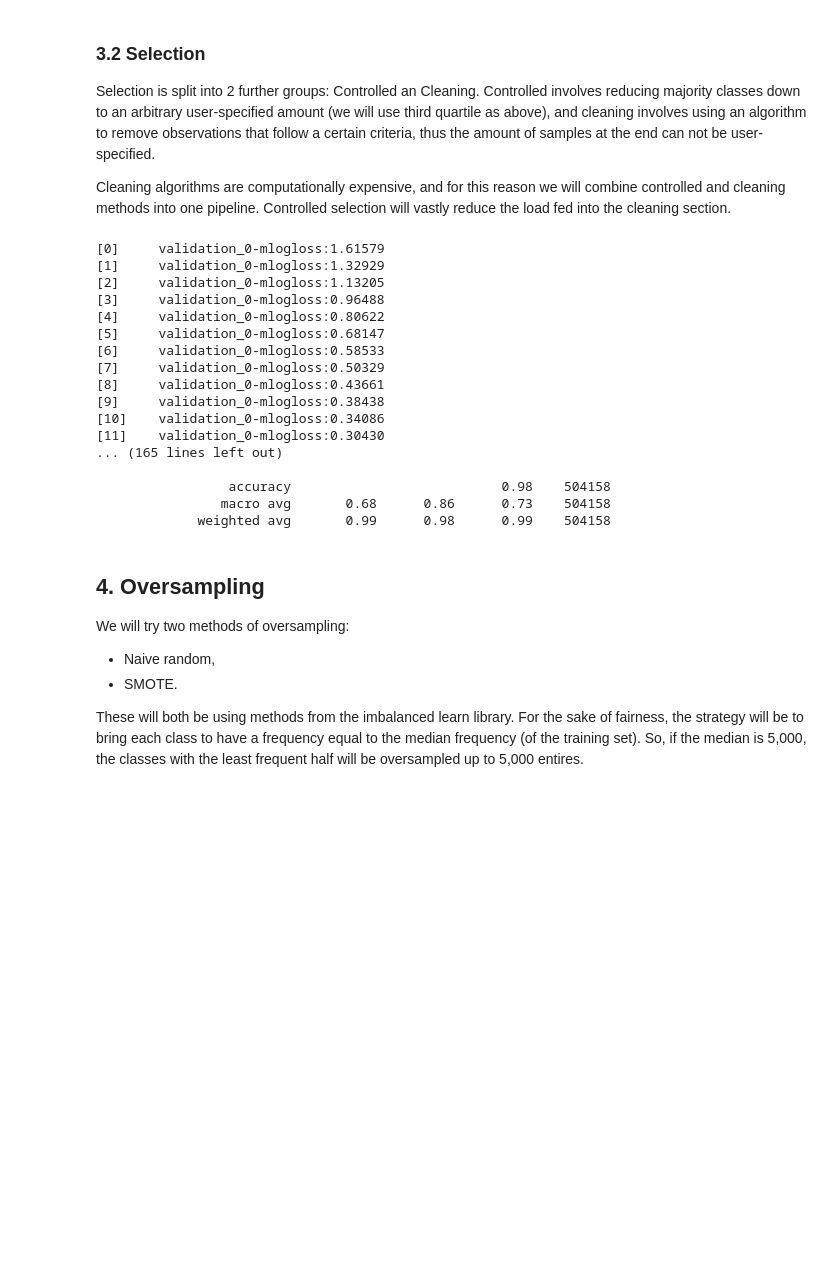
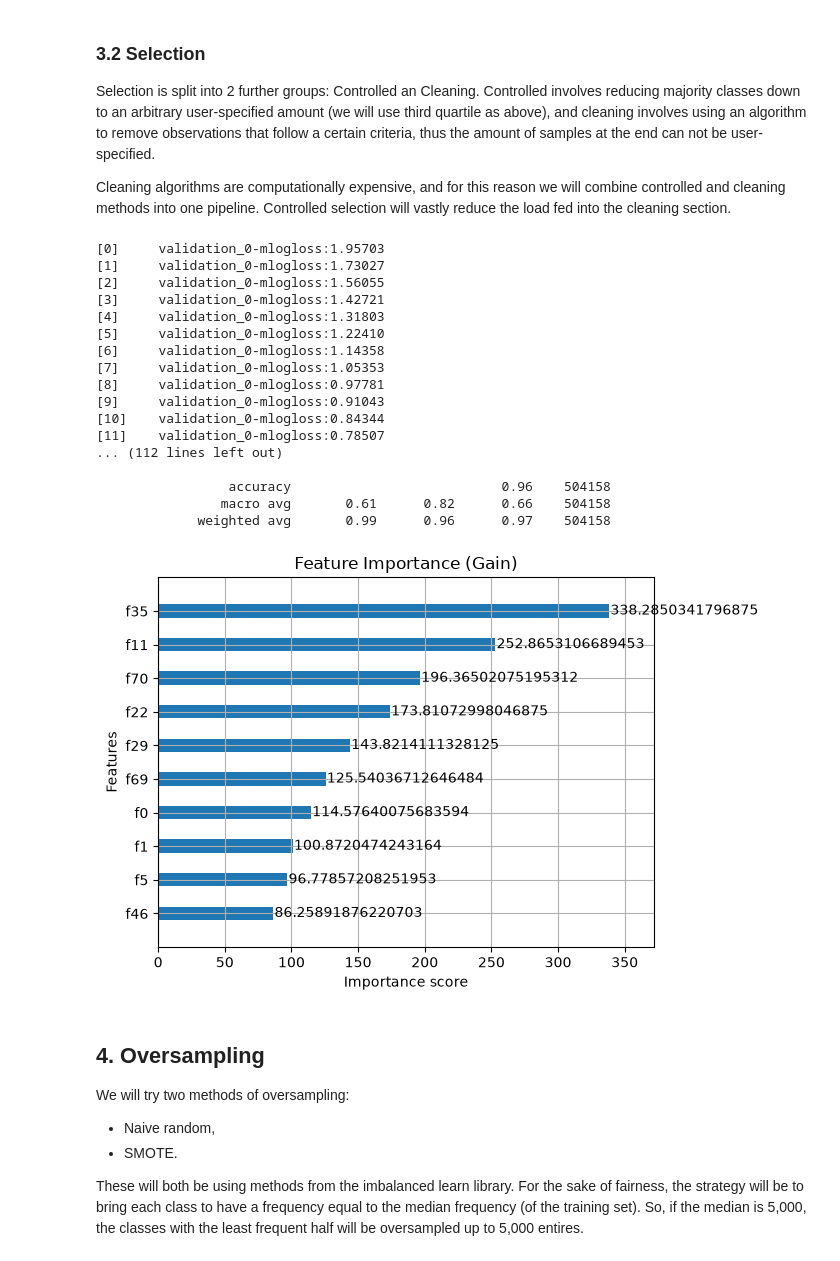
Before and after one commit to OmarHyder07/ML-IDS, a Jupyter notebook: cic-ids2017/imbalance_experiment.ipynb, the cells around one changed output. Saved outputs shown, nothing was run; the diff lists cells and outputs as text; code cells hidden in the pictures; blank space fills up the shorter version.

```diff
--- a/cic-ids2017/imbalance_experiment.ipynb
+++ b/cic-ids2017/imbalance_experiment.ipynb
@@ -107,5 +128,7 @@ def normalise(s):
             .encode("ascii", "ignore")
             .decode("ascii"))
 
-X = df.drop(["Label", "Destination Port"], axis=1)
+X = df.drop(["Label", "Destination Port", "Init_Win_bytes_forward",
+            "Fwd Header Length", "Total Fwd Packets", "min_seg_size_forward",
+            "SYN Flag Count", "Bwd Packet Length Mean"], axis=1)
 y = df["Label"].apply(normalise)
@@ -176,17 +213,9 @@ This will be a fair test, controlling for:
 - choose of model (XGBoost);
 - hyper-parameters. To reduce computation cost while maintaining a fair comparison, all experiments will use identical hyper-parameters with a learning rate of 0.2 and a max 300 estimators.
 # %%
-hyper_params = {"n_estimators": 300, "learning_rate": 0.2, "verbosity": 1,
+hyper_params = {"n_estimators": 300, "learning_rate": 0.1, "verbosity": 1,
              "random_state": RANDOM_STATE,  "early_stopping_rounds": 20, "tree_method": "hist"}
 eval_set = [(X_cv, y_cv)]
 # %% [markdown]
 ## 1. Baseline / Control
 We must first establish a baseline to compare the 3 techniques to. Hopefully they won't all just be worse than the baseline!
-# %%
-xgb_model = XGBClassifier(**hyper_params)
-xgb_model.fit(X_train, y_train, eval_set = eval_set)
-
-preds = xgb_model.predict(X_test)
-evaluate(preds, y_test, le.classes_, "baseline")
-
-del xgb_model, preds
@@ -210,0 +222,24 @@ del xgb_model, preds
+# %%
+xgb_model = XGBClassifier(**hyper_params)
+xgb_model.fit(X_train, y_train, eval_set = [(X_cv, y_cv)], verbose=0)
+
+preds = xgb_model.predict(X_test)
+evaluate(preds, y_test, le.classes_, "baseline")
+
+from sklearn.inspection import permutation_importance
+
+result = permutation_importance(
+    xgb_model,
+    X_test,
+    y_test,
+    n_repeats=5,
+    random_state=RANDOM_STATE,
+    scoring="accuracy",
+)
+
+importance = pd.Series(
+    result.importances_mean,
+    index=feature_names
+).sort_values(ascending=False)
+
+print(importance.head(15))
@@ -351,23 +405,29 @@ pipe.fit(X_train, y_train, clf__eval_set=eval_set)
 preds_sel = pipe.predict(X_test)
 evaluate(preds_sel, y_test, le.classes_, "random -> ENN")
 # %% [output]
-[0]     validation_0-mlogloss:1.61579
-[1]     validation_0-mlogloss:1.32929
-[2]     validation_0-mlogloss:1.13205
-[3]     validation_0-mlogloss:0.96488
-[4]     validation_0-mlogloss:0.80622
-[5]     validation_0-mlogloss:0.68147
-[6]     validation_0-mlogloss:0.58533
-[7]     validation_0-mlogloss:0.50329
-[8]     validation_0-mlogloss:0.43661
-[9]     validation_0-mlogloss:0.38438
-[10]    validation_0-mlogloss:0.34086
-[11]    validation_0-mlogloss:0.30430
-... (165 lines left out)
+[0]     validation_0-mlogloss:1.95703
+[1]     validation_0-mlogloss:1.73027
+[2]     validation_0-mlogloss:1.56055
+[3]     validation_0-mlogloss:1.42721
+[4]     validation_0-mlogloss:1.31803
+[5]     validation_0-mlogloss:1.22410
+[6]     validation_0-mlogloss:1.14358
+[7]     validation_0-mlogloss:1.05353
+[8]     validation_0-mlogloss:0.97781
+[9]     validation_0-mlogloss:0.91043
+[10]    validation_0-mlogloss:0.84344
+[11]    validation_0-mlogloss:0.78507
+... (112 lines left out)
 
-                 accuracy                           0.98    504158
-                macro avg       0.68      0.86      0.73    504158
-             weighted avg       0.99      0.98      0.99    504158
+                 accuracy                           0.96    504158
+                macro avg       0.61      0.82      0.66    504158
+             weighted avg       0.99      0.96      0.97    504158
+# %%
+plot_importance(pipe['clf'], importance_type='gain', height=0.4, max_num_features=10)
+plt.title('Feature Importance (Gain)')
+plt.show()
+# %% [output]
+[figure, added]
 # %% [markdown]
 ## 4. Oversampling
 
```
Also changed, not shown: parts of 14 cells of this notebook, 3 other files.
